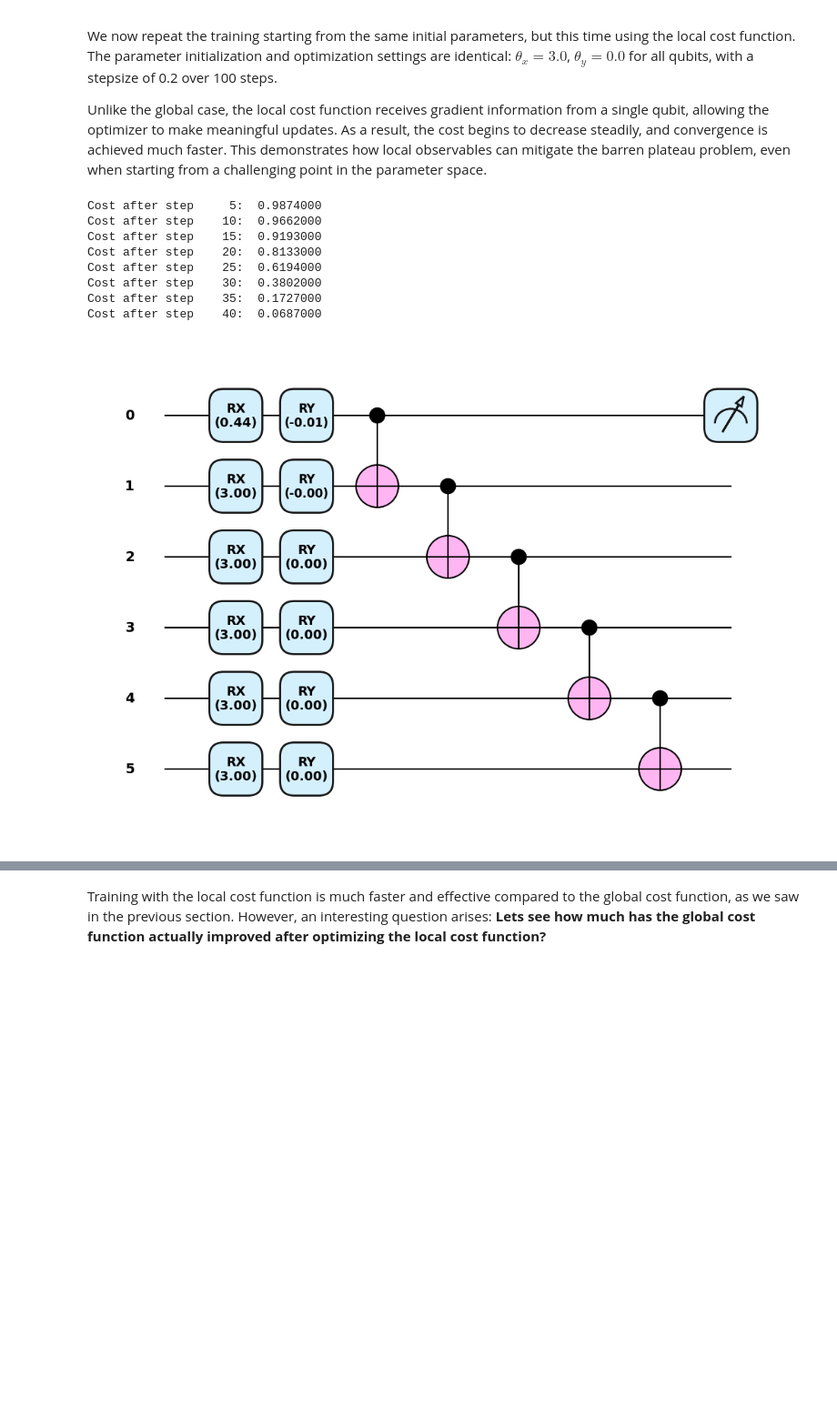
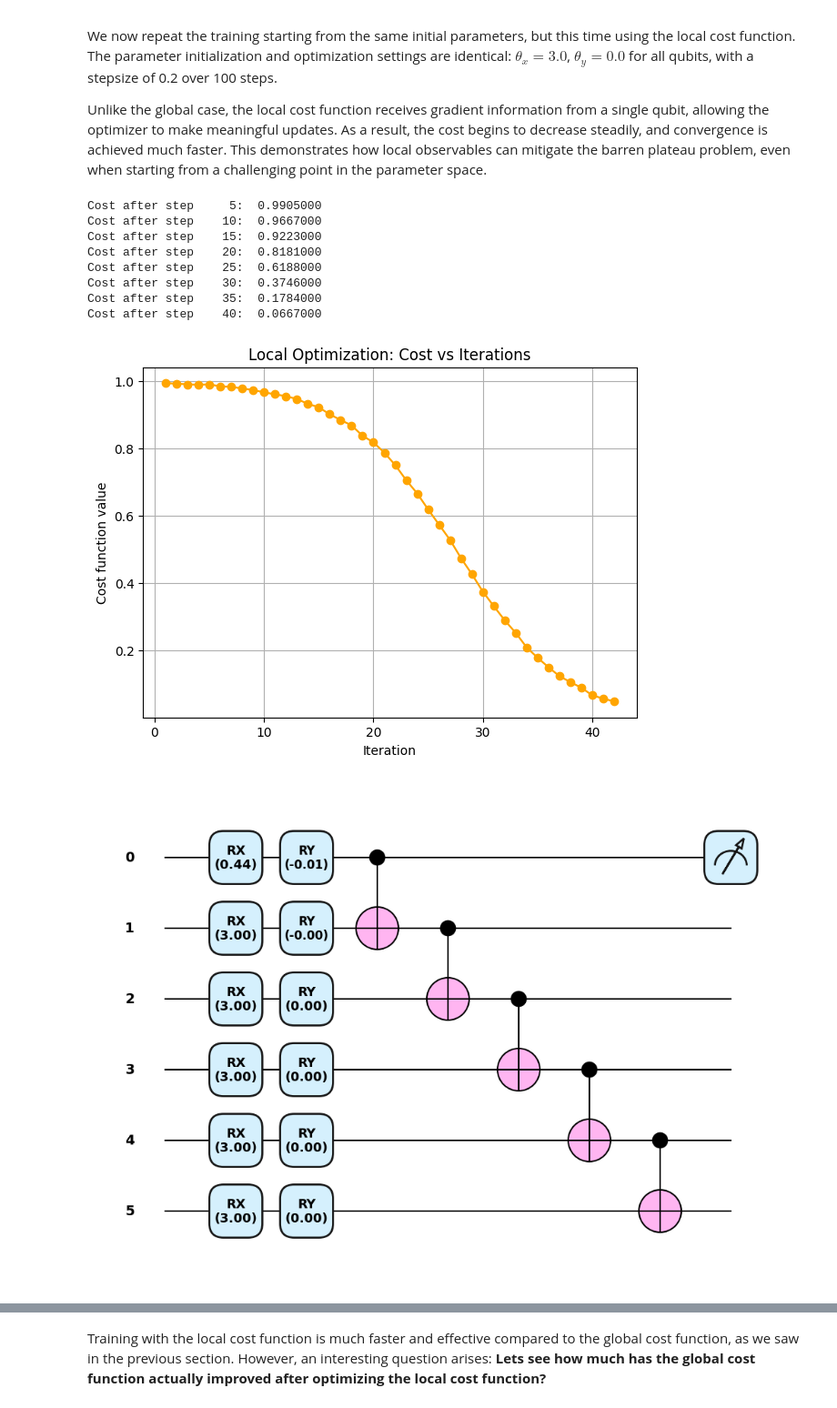
Before and after one commit to ali-tayyab/Reducing-Barren-Plateau-using-Local-Cost-Functions, a Jupyter notebook: code.ipynb, the cells around one changed output, grey strips where cells are left out. Shown at 91% size. Cells and saved outputs as stored; diff of their text form; code cells hidden in the pictures; blank space fills up the shorter version.

```diff
--- a/code.ipynb
+++ b/code.ipynb
@@ -270,28 +303,62 @@ We now repeat the training starting from the same initial parameters, but this t
 
 Unlike the global case, the local cost function receives gradient information from a single qubit, allowing the optimizer to make meaningful updates. As a result, the cost begins to decrease steadily, and convergence is achieved much faster. This demonstrates how local observables can mitigate the barren plateau problem, even when starting from a challenging point in the parameter space.
 # %%
+# rotations = np.array([[3. for i in range(wires)], [0. for i in range(wires)]], requires_grad=True)
+# opt = qml.GradientDescentOptimizer(stepsize=0.2)
+# steps = 100
+# params_local = rotations
+# for i in range(steps):
+#     # update the circuit parameters
+#     params_local = opt.step(cost_local, params_local)
+
+#     if (i + 1) % 5 == 0:
+#         print("Cost after step {:5d}: {: .7f}".format(i + 1, cost_local(params_local)))
+#     if cost_local(params_local) < 0.05:
+#         break
+
+# fig, ax = qml.draw_mpl(local_circuit, decimals=2, style = "pennylane")(params_local)
+# plt.show()
 rotations = np.array([[3. for i in range(wires)], [0. for i in range(wires)]], requires_grad=True)
 opt = qml.GradientDescentOptimizer(stepsize=0.2)
 steps = 100
 params_local = rotations
+
+# store costs
+cost_history_local = []
+
 for i in range(steps):
-    # update the circuit parameters
+    # update params
     params_local = opt.step(cost_local, params_local)
 
+    # record cost
+    current_cost = cost_local(params_local)
+    cost_history_local.append(current_cost)
+
     if (i + 1) % 5 == 0:
-        print("Cost after step {:5d}: {: .7f}".format(i + 1, cost_local(params_local)))
-    if cost_local(params_local) < 0.05:
+        print(f"Cost after step {i+1:5d}: {current_cost: .7f}")
+    if current_cost < 0.05:
         break
 
-fig, ax = qml.draw_mpl(local_circuit, decimals=2, style = "pennylane")(params_local)
+# Plot cost vs iterations
+plt.figure(figsize=(7,5))
+plt.plot(range(1, len(cost_history_local)+1), cost_history_local, marker="o", color="orange")
+plt.xlabel("Iteration")
+plt.ylabel("Cost function value")
+plt.title("Local Optimization: Cost vs Iterations")
+plt.grid(True)
 plt.show()
+
+# Draw final circuit
+fig, ax = qml.draw_mpl(local_circuit, decimals=2, style="pennylane")(params_local)
+plt.show()
 # %% [output]
-Cost after step     5:  0.9874000
-Cost after step    10:  0.9662000
-Cost after step    15:  0.9193000
-Cost after step    20:  0.8133000
-Cost after step    25:  0.6194000
-Cost after step    30:  0.3802000
-Cost after step    35:  0.1727000
-Cost after step    40:  0.0687000
+Cost after step     5:  0.9905000
+Cost after step    10:  0.9667000
+Cost after step    15:  0.9223000
+Cost after step    20:  0.8181000
+Cost after step    25:  0.6188000
+Cost after step    30:  0.3746000
+Cost after step    35:  0.1784000
+Cost after step    40:  0.0667000
-[figure, old version]
+[figure, new version]
+[figure, added]
```
Also changed, not shown: parts of 4 cells of this notebook.
